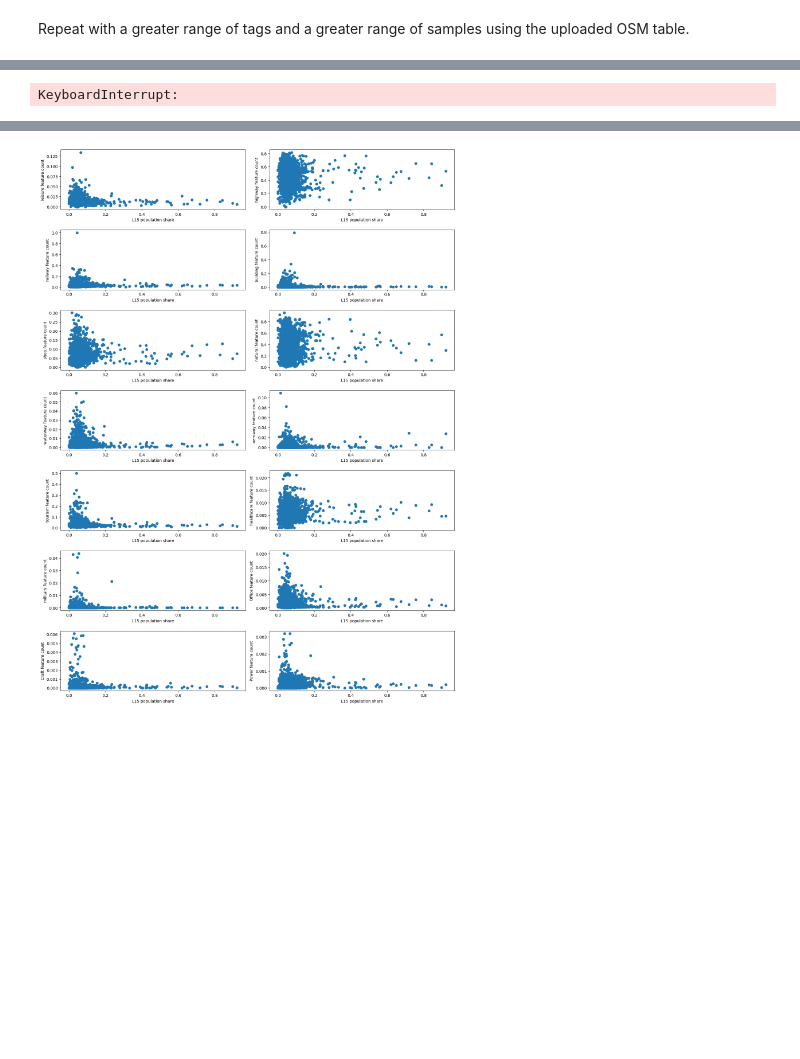
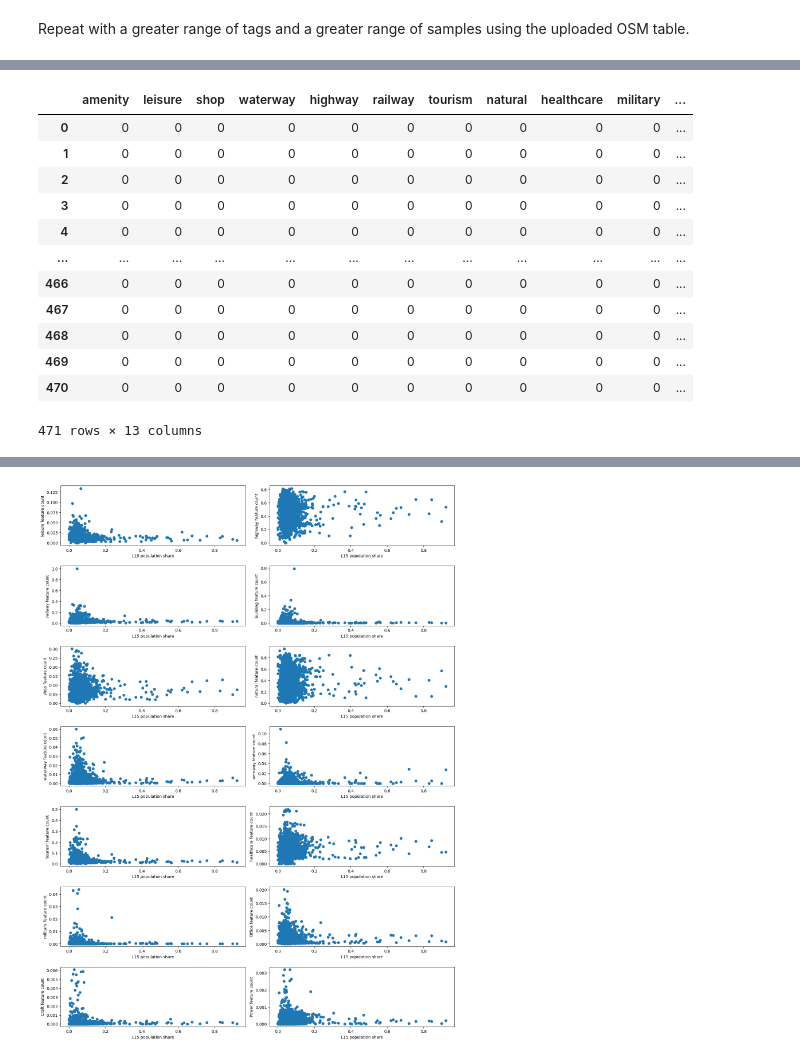
Before and after one commit to jr919cam/jr919_ads_2024, a Jupyter notebook: _notebooks/ads_course_assessment.ipynb, the cells around one changed output, grey strips where cells are left out. Drawn from its saved outputs; the diff is of its cells as text; code cells hidden in the pictures; blank space fills up the shorter version.

```diff
--- a/_notebooks/ads_course_assessment.ipynb
+++ b/_notebooks/ads_course_assessment.ipynb
@@ -788,6 +799,18 @@ norm_l15
 # %%
-# get correlations
-feature_counts_df = get_pois_count_df_from_coords(norm_l15['latitude'],	norm_l15['longitude'], tags, norm_l15['shape_area'])
+feature_counts_df = get_pois_count_df_from_coords(norm_l15['latitude'],	norm_l15['longitude'],  tags, norm_l15['shape_area'])
+feature_counts_df
 # %% [output]
+|  | amenity | leisure | shop | waterway | highway | railway | tourism | natural | healthcare | military | ... |
+| 0 | 0 | 0 | 0 | 0 | 0 | 0 | 0 | 0 | 0 | 0 | ... |
+| 1 | 0 | 0 | 0 | 0 | 0 | 0 | 0 | 0 | 0 | 0 | ... |
+| 2 | 0 | 0 | 0 | 0 | 0 | 0 | 0 | 0 | 0 | 0 | ... |
+| 3 | 0 | 0 | 0 | 0 | 0 | 0 | 0 | 0 | 0 | 0 | ... |
+| 4 | 0 | 0 | 0 | 0 | 0 | 0 | 0 | 0 | 0 | 0 | ... |
+| ... | ... | ... | ... | ... | ... | ... | ... | ... | ... | ... | ... |
+| 466 | 0 | 0 | 0 | 0 | 0 | 0 | 0 | 0 | 0 | 0 | ... |
+| 467 | 0 | 0 | 0 | 0 | 0 | 0 | 0 | 0 | 0 | 0 | ... |
+| 468 | 0 | 0 | 0 | 0 | 0 | 0 | 0 | 0 | 0 | 0 | ... |
+| 469 | 0 | 0 | 0 | 0 | 0 | 0 | 0 | 0 | 0 | 0 | ... |
+| 470 | 0 | 0 | 0 | 0 | 0 | 0 | 0 | 0 | 0 | 0 | ... |
-KeyboardInterrupt:
+471 rows × 13 columns
 # %%
```
Also changed, not shown: parts of 6 cells of this notebook.
